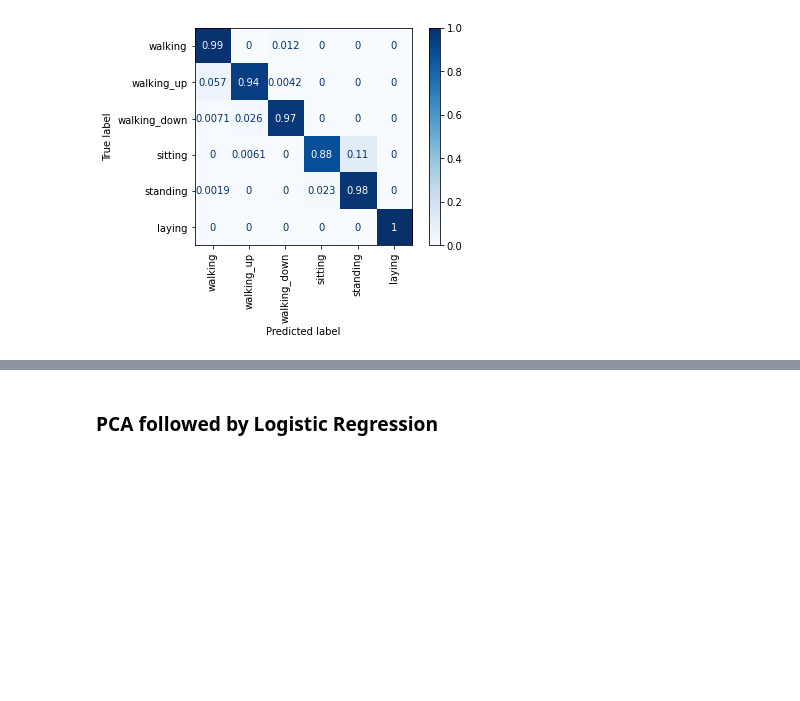
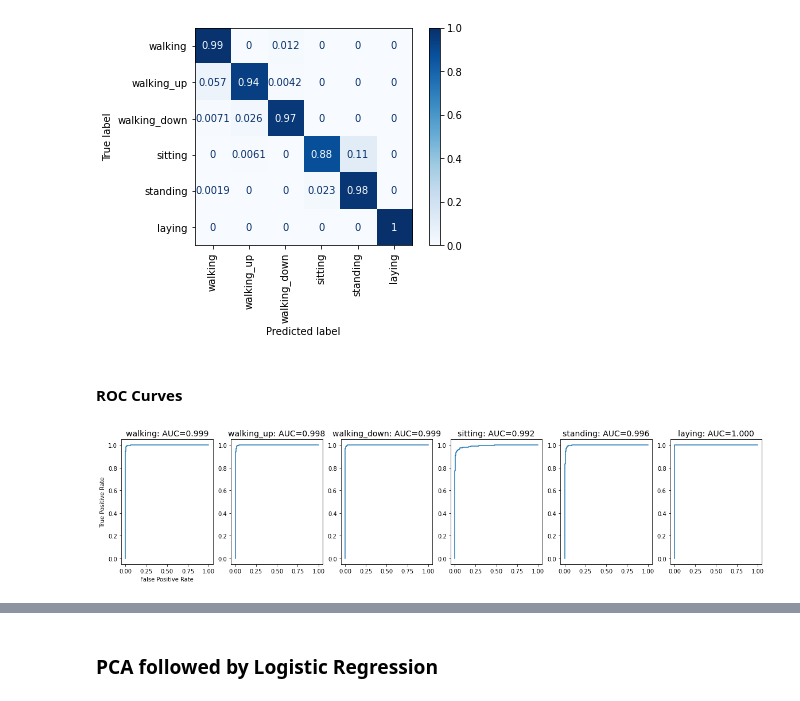
Before and after one commit to keyapandia123/ds, a Jupyter notebook: activity_recog/activity_recog.ipynb, the cells around one changed output, grey strips where cells are left out. Drawn from its saved outputs; the diff is of its cells as text; code cells hidden in the pictures; blank space fills up the shorter version.

Commit message:
ROC and precision-recall curves

```diff
--- a/activity_recog/activity_recog.ipynb
+++ b/activity_recog/activity_recog.ipynb
@@ -122,6 +124,8 @@ X_test.columns = feature_names[0]
 y_test = pd.read_fwf('test/y_test.txt', header=None)
 # %%
 ll_labels = ['walking', 'walking_up', 'walking_down', 'sitting', 'standing', 'laying']
+# %%
+dd_labels = {1: 'walking', 2: 'walking_up', 3: 'walking_down', 4: 'sitting', 5: 'standing', 6: 'laying'}
 # %% [markdown]
 ### Applying Logistic Regression
 # %%
@@ -145,3 +149,33 @@ _ = plot_confusion_matrix(clf_lr, X_test, y_test, display_labels=ll_labels, xtic
 # %% [output]
 Accuracy on test dataset:  0.9592806243637597
 [figure]
+# %% [markdown]
+#### ROC Curves
+# %%
+fig = plt.figure(figsize = (20, 4))
+for k in dd_labels:
+    target = k
+    y_test_series = y_test.squeeze()
+    y_sub = []
+    for index in range(len(y_test)):
+        if y_test_series.loc[index] == target:
+            y_sub.append(1)
+        else:
+            y_sub.append(0)
+
+    y_pred_proba = clf_lr.predict_proba(X_test)
+
+    fpr, tpr, thresholds = roc_curve(y_sub, y_pred_proba[:, k - 1])
+    auc = roc_auc_score(y_sub, y_pred_proba[:, k - 1])
+
+    title_str = dd_labels[k] + ': AUC=' + f'{auc:0.3f}'
+
+    plt.subplot(1, 6, k)
+    plt.plot(fpr, tpr)
+    plt.title(title_str, fontsize=14)
+
+    if target == 1:
+        plt.ylabel('True Positive Rate')
+        plt.xlabel('False Positive Rate')
+# %% [output]
+[figure, added]
```
Also changed, not shown: parts of 21 cells of this notebook.
